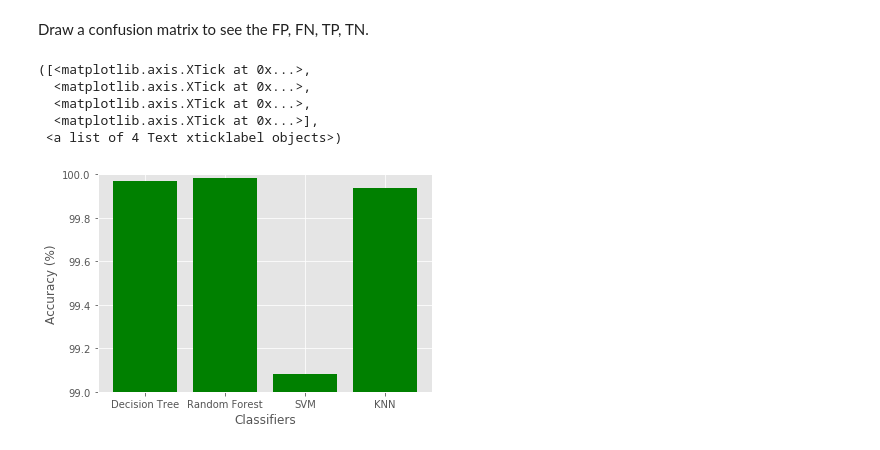
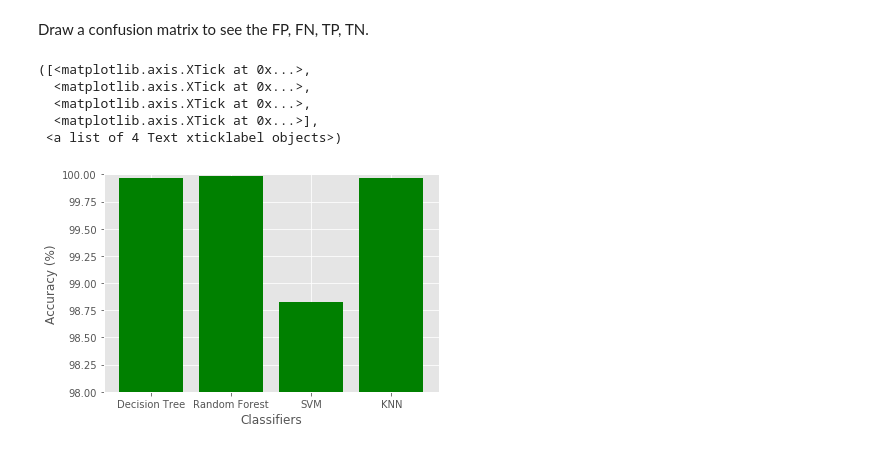
Before and after one commit to ohnoholly/Flow_Learning, a Jupyter notebook: Benchmark/KDD99_benchmark.ipynb, the cells around one changed output. Drawn from its saved outputs; the diff is of its cells as text; code cells hidden in the pictures.

```diff
--- a/Benchmark/KDD99_benchmark.ipynb
+++ b/Benchmark/KDD99_benchmark.ipynb
@@ -242,19 +236,19 @@ print(confusion_matrix(prid, test_y))
 # %%
 accuracy = [ac_DT*100, ac_RF*100, ac_SVM*100, ac_KNN*100]
 classifier = ['Decision Tree', 'Random Forest', 'SVM', 'KNN']
 plot.style.use('ggplot')
 x_pos = [i for i, _ in enumerate(classifier)]
 low = min(accuracy)
 high = max(accuracy)
-plot.ylim([math.ceil(low-0.2*(high-low)), math.floor(high+0.1*(high-low))])
+plot.ylim([math.floor(low-0.2*(high-low)), math.floor(high+0.1*(high-low))])
 plot.bar(x_pos, accuracy, color='green')
 plot.xlabel("Classifiers")
 plot.ylabel("Accuracy (%)")
 plot.xticks(x_pos, classifier)
 # %% [output]
 ([<matplotlib.axis.XTick at 0x...>,
   <matplotlib.axis.XTick at 0x...>,
   <matplotlib.axis.XTick at 0x...>,
   <matplotlib.axis.XTick at 0x...>],
  <a list of 4 Text xticklabel objects>)
-[figure, old version]
+[figure, new version]
```
Also changed, not shown: parts of 12 cells of this notebook.
